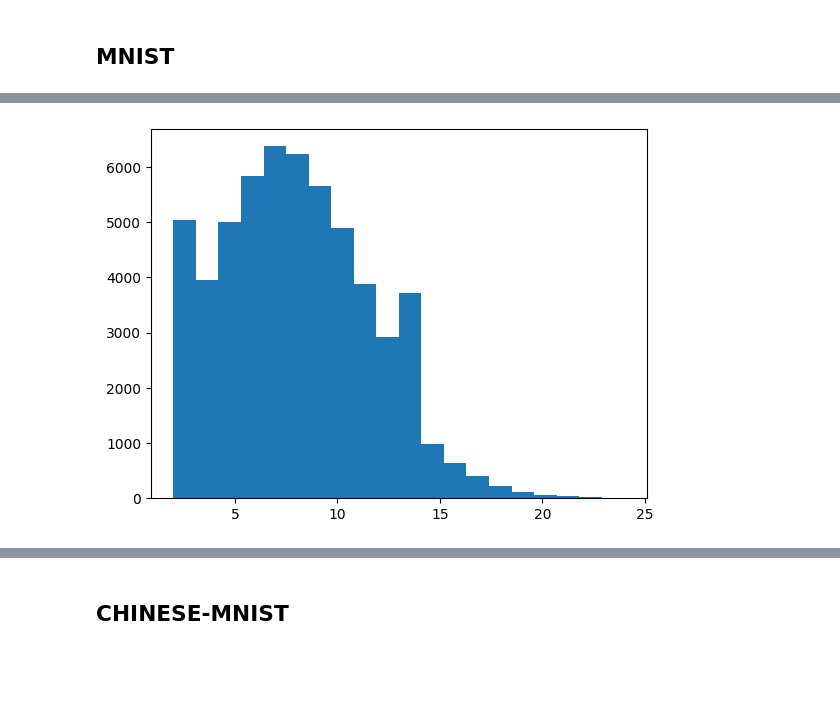
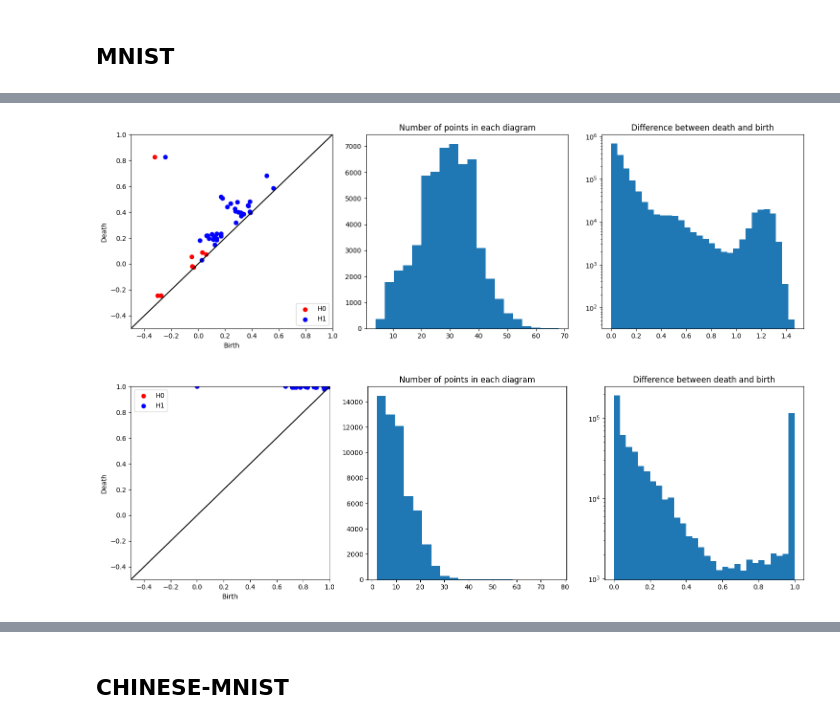
Before and after one commit to ChervovNikita/topological_DL_course_work, a Jupyter notebook: classification_transformer/look_through_diagrams.ipynb, the cells around one changed output, grey strips where cells are left out. Cells and saved outputs as stored; diff of their text form; code cells hidden in the pictures; blank space fills up the shorter version.

```diff
--- a/classification_transformer/look_through_diagrams.ipynb
+++ b/classification_transformer/look_through_diagrams.ipynb
@@ -107,7 +83,8 @@ show_diagram(img)
-# %%
-counts = []
-for b in mnist_cedt:
-    counts.append(b[0].shape[0])
-plt.hist(counts, bins=20);
-# %% [output]
-[figure, removed]
+# %%
+show_diagram('../data/mnist/1_conv_filter_train.pt')
+# %% [output]
+[figure, added]
+# %%
+show_diagram('../data/mnist/base_train.pt')
+# %% [output]
+[figure, added]
```
Also changed, not shown: parts of 21 cells of this notebook.
